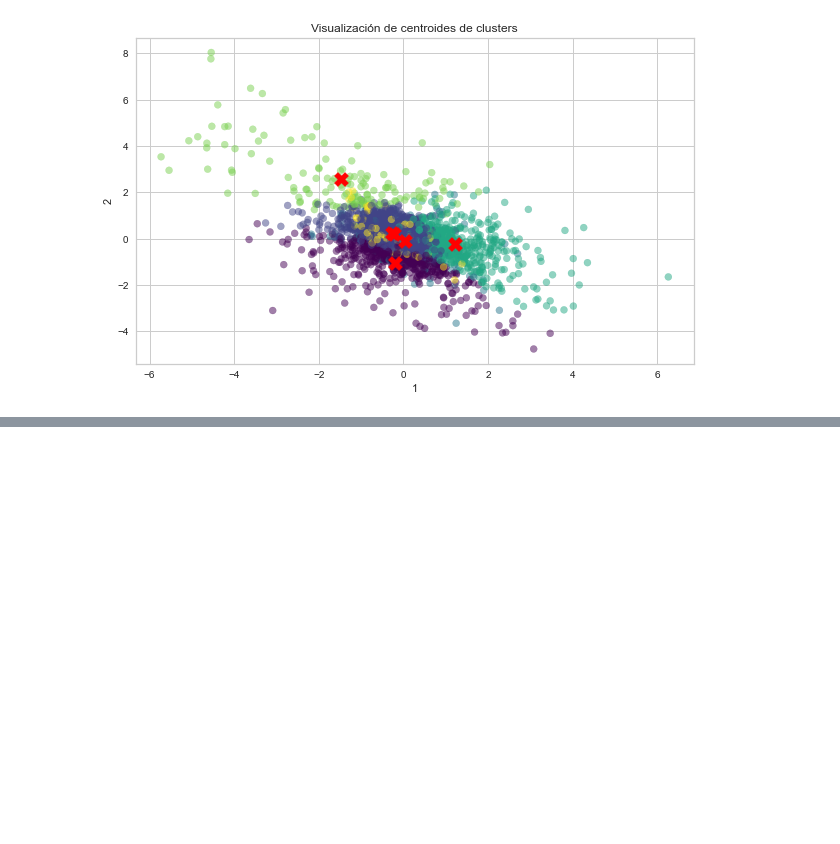
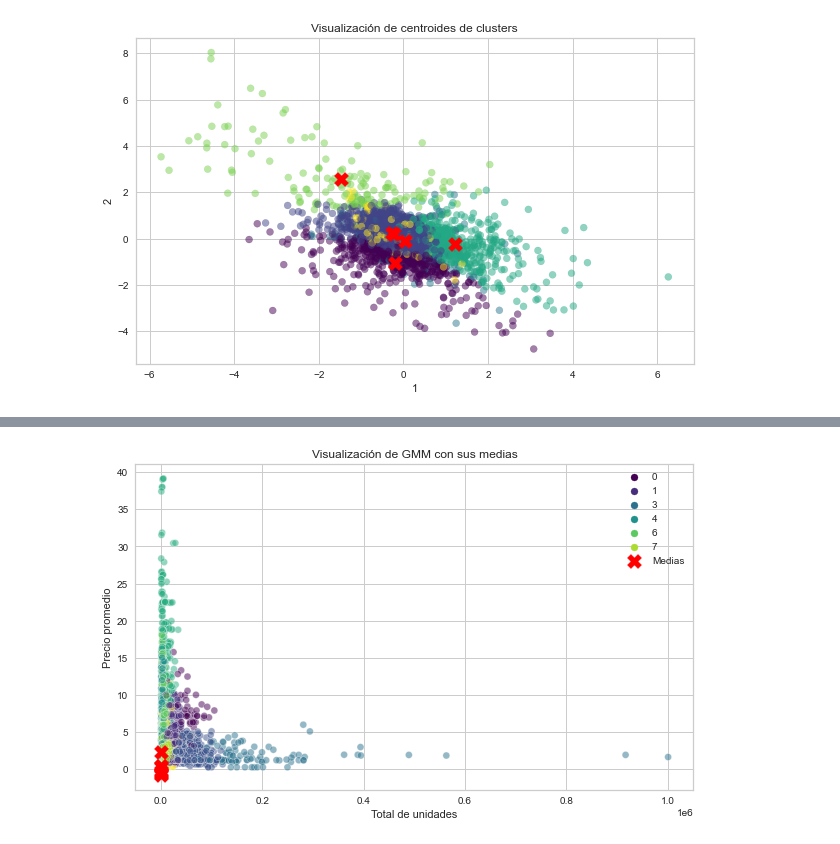
Before and after one commit to alitermat/capstone_retail_TFM, a Jupyter notebook: notebooks/Clustering_producto.ipynb, the cells around one changed output, grey strips where cells are left out. Cells and saved outputs as stored; diff of their text form; code cells hidden in the pictures; blank space fills up the shorter version.

```diff
--- a/notebooks/Clustering_producto.ipynb
+++ b/notebooks/Clustering_producto.ipynb
@@ -216,0 +261,22 @@ plt.show()
+# %%
+# Medias de los componentes gaussianos
+means = gmm_optimal.means_
+
+# Creamos el gráfico de dispersión con seaborn
+plt.figure(figsize=(10, 6))
+scatter = sns.scatterplot(x='units_total', y='avg_price', hue="cluster_gaussian", palette='viridis', data=df_final, alpha=0.5)
+
+# Graficamos las medias de los componentes gaussianos
+# Aquí necesitamos obtener los índices de 'units_total' y 'avg_price' en 'df_cluster_product_ss'
+idx_units_total = df_cluster_product_ss.columns.get_loc('units_total')
+idx_avg_price = df_cluster_product_ss.columns.get_loc('avg_price')
+plt.scatter(means[:, idx_units_total], means[:, idx_avg_price], c='red', marker='X', s=200, label='Medias')
+
+plt.title('Visualización de GMM con sus medias')
+plt.xlabel('Total de unidades')
+plt.ylabel('Precio promedio')
+plt.legend()
+
+plt.show()
+# %% [output]
+[figure, added]
```
Also changed, not shown: parts of 9 cells of this notebook.
